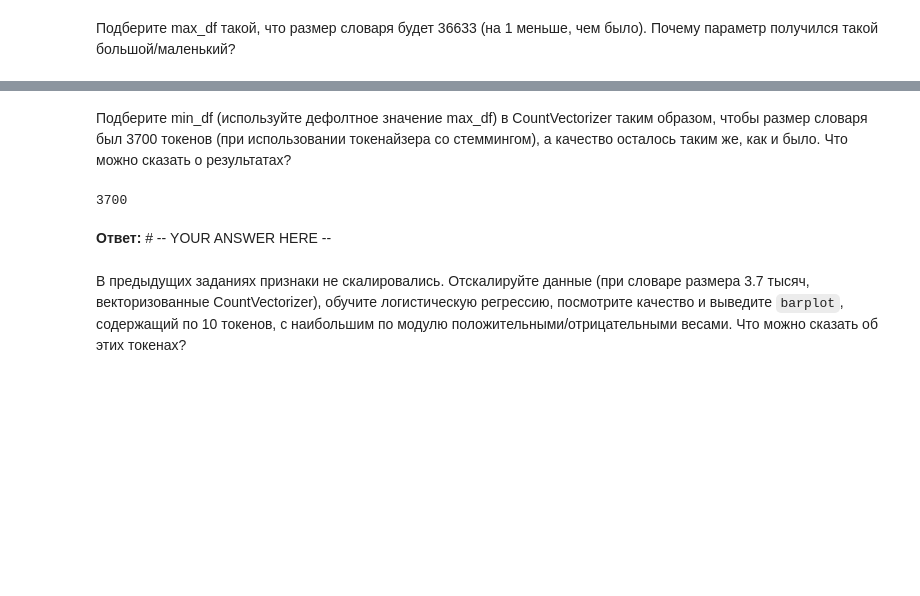
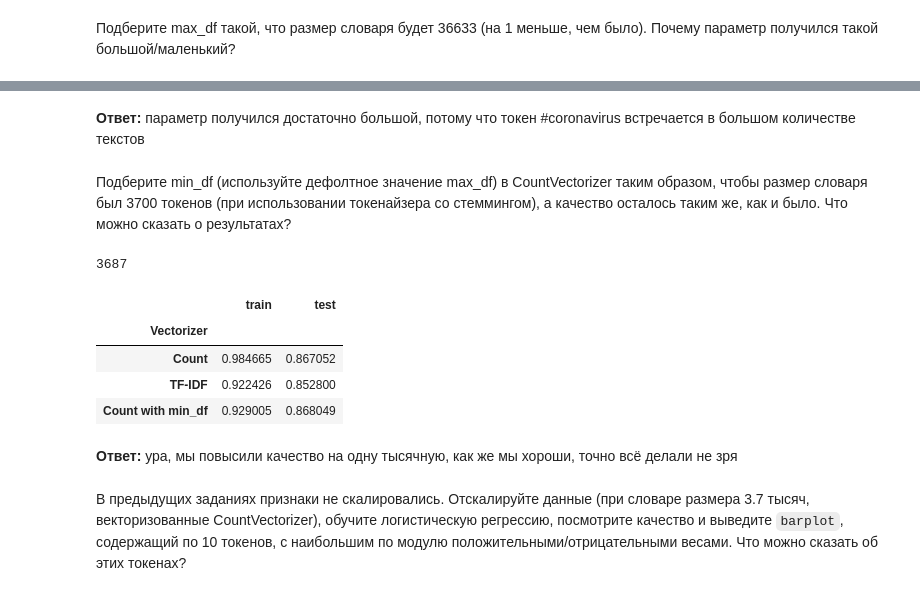
Before and after one commit to Bosbobos/IAD, a Jupyter notebook: MachineLeariningBasics/hw06_texts/hw06_texts.ipynb, the cells around one changed output, grey strips where cells are left out. Drawn from its saved outputs; the diff is of its cells as text; code cells hidden in the pictures; blank space fills up the shorter version.

```diff
--- a/MachineLeariningBasics/hw06_texts/hw06_texts.ipynb
+++ b/MachineLeariningBasics/hw06_texts/hw06_texts.ipynb
@@ -666,11 +682,13 @@ print(len(cv_df.vocabulary_))
+# %% [markdown]
+**Ответ:** параметр получился достаточно большой, потому что токен #coronavirus встречается в большом количестве текстов
 # %% [markdown]
 Подберите min_df (используйте дефолтное значение max_df) в CountVectorizer таким образом, чтобы размер словаря был 3700 токенов (при использовании токенайзера со стеммингом), а качество осталось таким же, как и было. Что можно сказать о результатах?
 # %%
 cv_df = CountVectorizer(tokenizer=custom_stem_tokenizer,
-                        min_df=# -- YOUR CODE HERE --
+                        min_df=11
                         ).fit(
-                            # -- YOUR CODE HERE --
+                            train['OriginalTweet']
                             )
 print(len(cv_df.vocabulary_))
 # %% [output]
-3700
+3687
@@ -679,5 +695,24 @@ print(len(cv_df.vocabulary_))
-# %% [markdown]
-**Ответ:** # -- YOUR ANSWER HERE --
+# %%
+cv_df_train = cv_df.fit_transform(train['OriginalTweet'])
+cv_df_train_y = train['Sentiment']
+cv_df_test = cv_df.transform(test['OriginalTweet'])
+cv_df_test_y = test['Sentiment']
+
+cv_df_log_reg = LogisticRegression(random_state=17).fit(cv_df_train, cv_df_train_y)
+
+acc_cv_df_train = accuracy_score(cv_df_train_y, cv_df_log_reg.predict(cv_df_train))
+acc_cv_df_test  = accuracy_score(cv_df_test_y,  cv_df_log_reg.predict(cv_df_test))
+
+df_results.loc['Count with min_df'] = [acc_cv_df_train, acc_cv_df_test]
+df_results
+# %% [output]
+|  | train | test |
+| Vectorizer |  |  |
+| Count | 0.984665 | 0.867052 |
+| TF-IDF | 0.922426 | 0.852800 |
+| Count with min_df | 0.929005 | 0.868049 |
+# %% [markdown]
+**Ответ:** ура, мы повысили качество на одну тысячную, как же мы хороши, точно всё делали не зря
 # %% [markdown]
 В предыдущих заданиях признаки не скалировались. Отскалируйте данные (при словаре размера 3.7 тысяч, векторизованные CountVectorizer), обучите логистическую регрессию, посмотрите качество и выведите `barplot`, содержащий по 10 токенов, с наибольшим по модулю положительными/отрицательными весами. Что можно сказать об этих токенах?
 # %%
```
Also changed, not shown: parts of 6 cells of this notebook.
